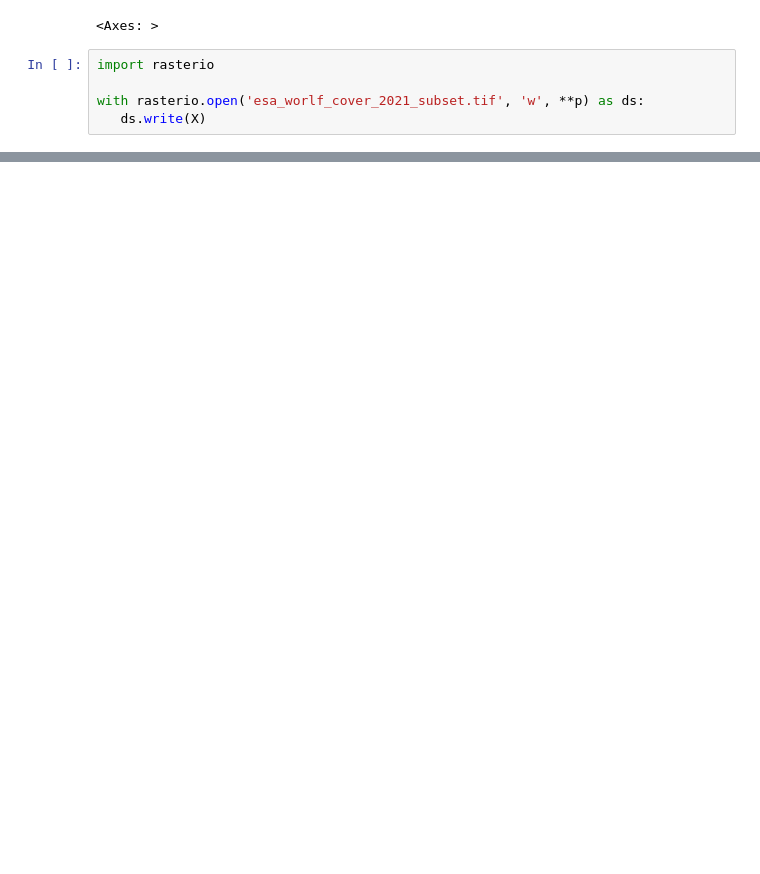
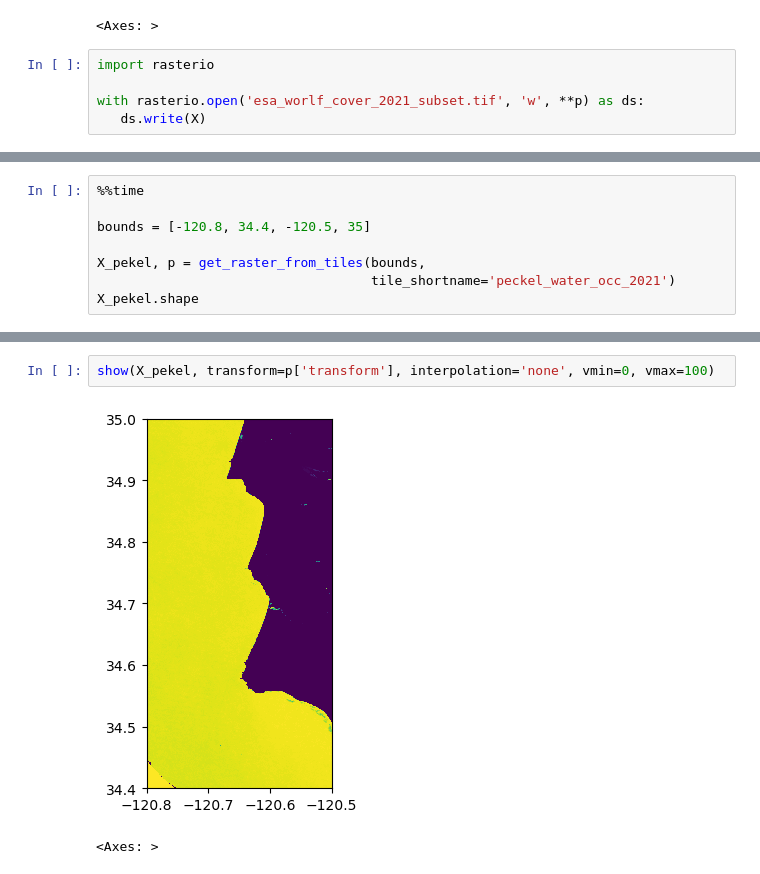
Before and after one commit to OPERA-Cal-Val/tile-mate, a Jupyter notebook: notebooks/Basic_Demo.ipynb, the cells around one changed output, grey strips where cells are left out. Saved outputs shown, nothing was run; the diff lists cells and outputs as text; blank space fills up the shorter version.

```diff
--- a/notebooks/Basic_Demo.ipynb
+++ b/notebooks/Basic_Demo.ipynb
@@ -25,0 +87,8 @@ with rasterio.open('esa_worlf_cover_2021_subset.tif', 'w', **p) as ds:
+# %%
+%%time
+
+bounds = [-120.8, 34.4, -120.5, 35]
+
+X_pekel, p = get_raster_from_tiles(bounds,
+                                   tile_shortname='peckel_water_occ_2021')
+X_pekel.shape
@@ -25,0 +99,5 @@ with rasterio.open('esa_worlf_cover_2021_subset.tif', 'w', **p) as ds:
+# %%
+show(X_pekel, transform=p['transform'], interpolation='none', vmin=0, vmax=100)
+# %% [output]
+[figure, added]
+<Axes: >
```
Also changed, not shown: parts of 14 cells of this notebook, 8 other files.
